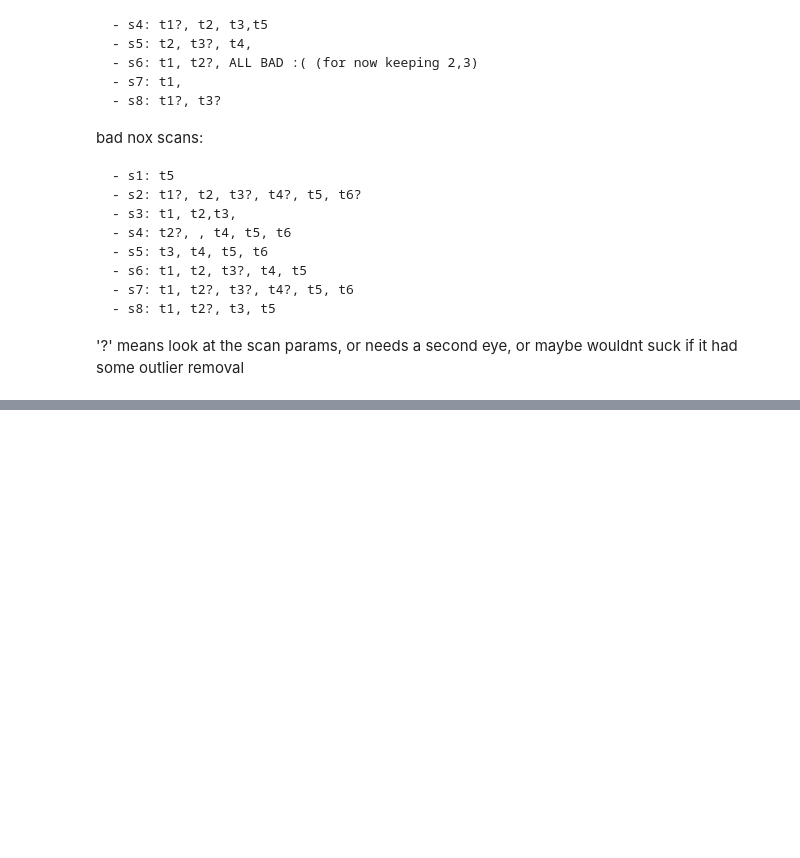
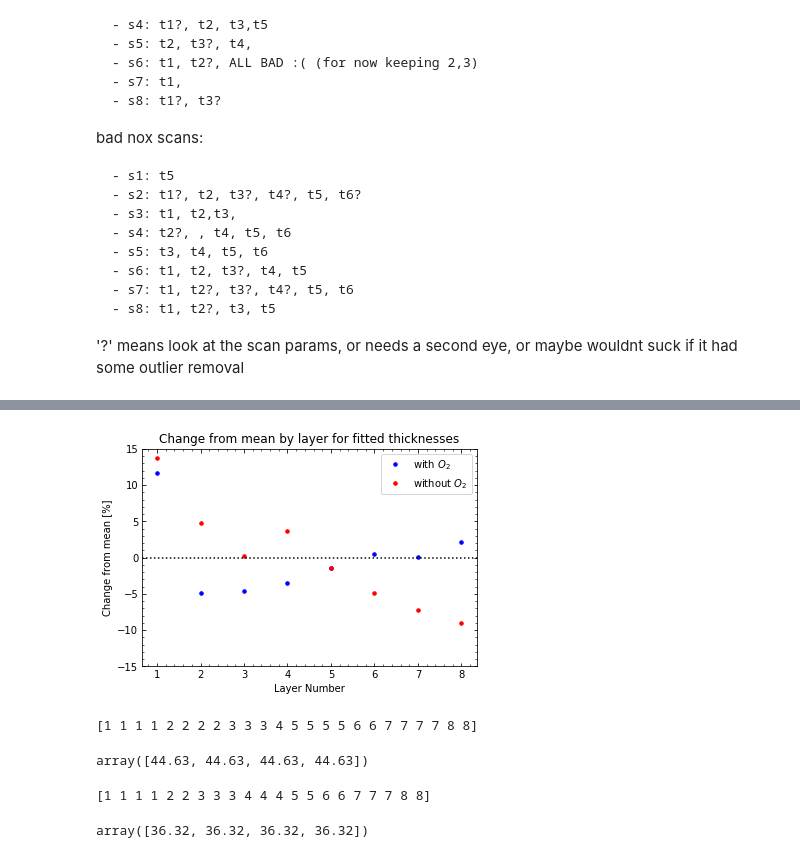
Before and after one commit to adam-fisher37/SP_analysis, a Jupyter notebook: sp_test.ipynb, the cells around one changed output, grey strips where cells are left out. Cells and saved outputs as stored; diff of their text form; code cells hidden in the pictures; blank space fills up the shorter version.

```diff
--- a/sp_test.ipynb
+++ b/sp_test.ipynb
@@ -204,6 +200,3 @@ plt.legend(loc='lower right');
 plt.title('Height vs sample: each scan in the WITHOUT $O_2$ dataset');
 # %% [output]
 [figure]
-# %%
-for i in range(len(good_wox_h)):
-    print(wox[good_wox_h[i]])
@@ -228,3 +202,0 @@ for i in range(len(good_wox_h)):
-# %%
-for i in range(len(good_nox_h)):
-    print(nox[good_nox_h[i]])
@@ -341,0 +314,61 @@ def rms(dick,key):
+# %%
+plt.figure();
+plt.plot(n,wof_pc,'b.',markersize=7,label='with $O_2$');
+plt.plot(n,nof_pc,'r.',markersize=7,label='without $O_2$');
+plt.axhline(0.,c='k',ls=':');
+plt.ylim((-15.,15))
+plt.xlabel('Layer Number');
+plt.ylabel('Change from mean [%]');
+plt.legend(loc='best');
+plt.title('Change from mean by layer for fitted thicknesses');
+# %% [output]
+[figure, added]
+# %%
+print(nw)
+wsc1 = np.zeros_like(nw[:4],dtype=float)
+wsc1[:] = wof_h[0]
+wsc2 = np.zeros_like(nw[4:8],dtype=float)
+wsc2[:] = wof_h[1]
+wsc3 = np.zeros_like(nw[8:11],dtype=float)
+wsc3[:] = wof_h[2]
+wsc4 = np.zeros_like(nw[11],dtype=float)
+wsc4 = wof_h[3]
+wsc5 = np.zeros_like(nw[12:16],dtype=float)
+wsc5[:] = wof_h[4]
+wsc6 = np.zeros_like(nw[16:18],dtype=float)
+wsc6[:] = wof_h[5]
+wsc7 = np.zeros_like(nw[18:22],dtype=float)
+wsc7[:] = wof_h[6]
+wsc8 = np.zeros_like(nw[22:],dtype=float)
+wsc8[:] = wof_h[7]
+# %% [output]
+[1 1 1 1 2 2 2 2 3 3 3 4 5 5 5 5 6 6 7 7 7 7 8 8]
+# %%
+# wox_h[:4]
+wsc1
+# %% [output]
+array([44.63, 44.63, 44.63, 44.63])
+# %%
+print(nn)
+nsc1 = np.zeros_like(nn[:4],dtype=float)
+nsc1[:] = nof_h[0]
+nsc2 = np.zeros_like(nn[4:6],dtype=float)
+nsc2[:] = nof_h[1]
+nsc3 = np.zeros_like(nn[6:9],dtype=float)
+nsc3[:] = nof_h[2]
+nsc4 = np.zeros_like(nn[9:12],dtype=float)
+nsc4[:] = nof_h[3]
+nsc5 = np.zeros_like(nn[12:14],dtype=float)
+nsc5[:] = nof_h[4]
+nsc6 = np.zeros_like(nn[14:16],dtype=float)
+nsc6[:] = nof_h[5]
+nsc7 = np.zeros_like(nn[16:19],dtype=float)
+nsc7[:] = nof_h[6]
+nsc8 = np.zeros_like(nn[19:],dtype=float)
+nsc8[:] = nof_h[7]
+# %% [output]
+[1 1 1 1 2 2 3 3 3 4 4 4 5 5 6 6 7 7 7 8 8]
+# %%
+nsc1
+# %% [output]
+array([36.32, 36.32, 36.32, 36.32])
```
Also changed, not shown: parts of 12 cells of this notebook.
